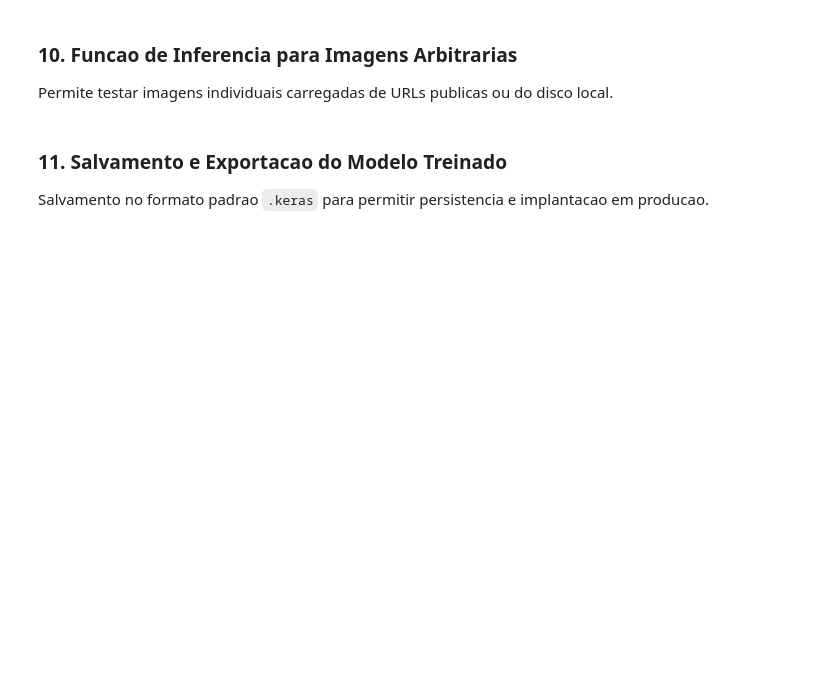
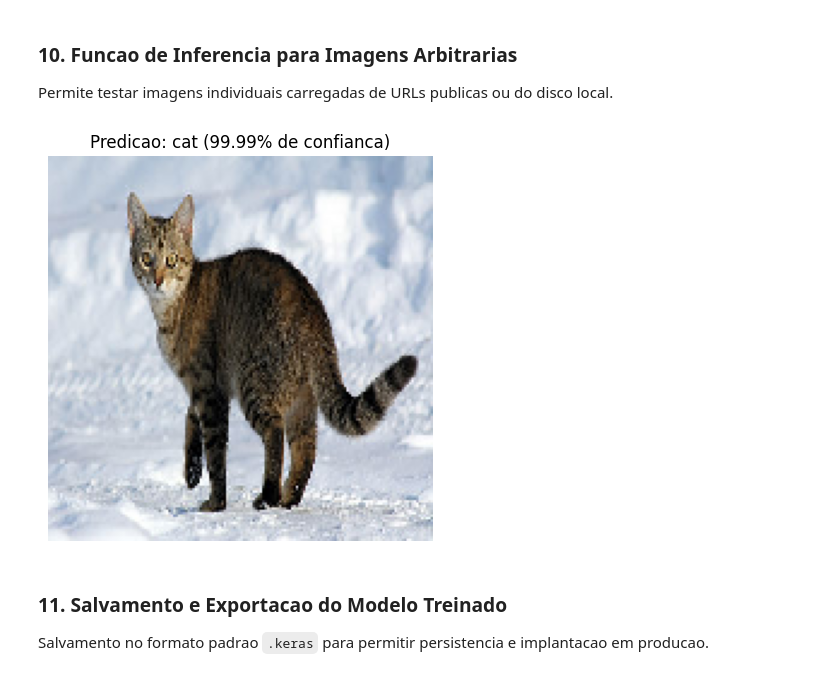
Before and after one commit to ramoneirao/machine-learning-DIO, a Jupyter notebook: transfer-learning/transfer_learning_cats_vs_dogs.ipynb, the cells around one changed output. Saved outputs shown, nothing was run; the diff lists cells and outputs as text; code cells hidden in the pictures; blank space fills up the shorter version.

```diff
--- a/transfer-learning/transfer_learning_cats_vs_dogs.ipynb
+++ b/transfer-learning/transfer_learning_cats_vs_dogs.ipynb
@@ -323,34 +390,36 @@ Permite testar imagens individuais carregadas de URLs publicas ou do disco local
 def predict_single_image(image_path_or_url, model, class_names):
     """
     Carrega uma imagem a partir de uma URL ou caminho local e exibe a predicao com a probabilidade calculada.
     """
     if image_path_or_url.startswith("http://") or image_path_or_url.startswith("https://"):
         img_path = tf.keras.utils.get_file(origin=image_path_or_url)
     else:
         img_path = image_path_or_url
 
     img = tf.keras.utils.load_img(img_path, target_size=IMAGE_SIZE)
     img_array = tf.keras.utils.img_to_array(img)
     img_tensor = tf.expand_dims(img_array, axis=0)
 
     prediction = float(model.predict(img_tensor, verbose=0)[0][0])
     predicted_idx = 1 if prediction >= 0.5 else 0
     confidence = prediction if predicted_idx == 1 else (1.0 - prediction)
 
     plt.figure(figsize=(5, 5))
     plt.imshow(img)
     plt.title(f"Predicao: {class_names[predicted_idx]} ({confidence * 100:.2f}% de confianca)")
     plt.axis("off")
     plt.show()
 
     return class_names[predicted_idx], confidence
 
 # Teste com uma imagem de exemplo da internet
-sample_cat_url = "https://upload.wikimedia.org/wikipedia/commons/3/3a/Cat03.jpg"
+sample_cat_url = "https://storage.googleapis.com/download.tensorflow.org/example_images/320px-Felis_catus-cat_on_snow.jpg"
 try:
     predict_single_image(sample_cat_url, model, class_names)
 except Exception as e:
     print(f"Aviso: nao foi possivel realizar download da imagem de teste ({e}).")
+# %% [output]
+[figure, added]
 # %% [markdown]
 ### 11. Salvamento e Exportacao do Modelo Treinado
 Salvamento no formato padrao `.keras` para permitir persistencia e implantacao em producao.
```
Also changed, not shown: parts of 11 cells of this notebook.
